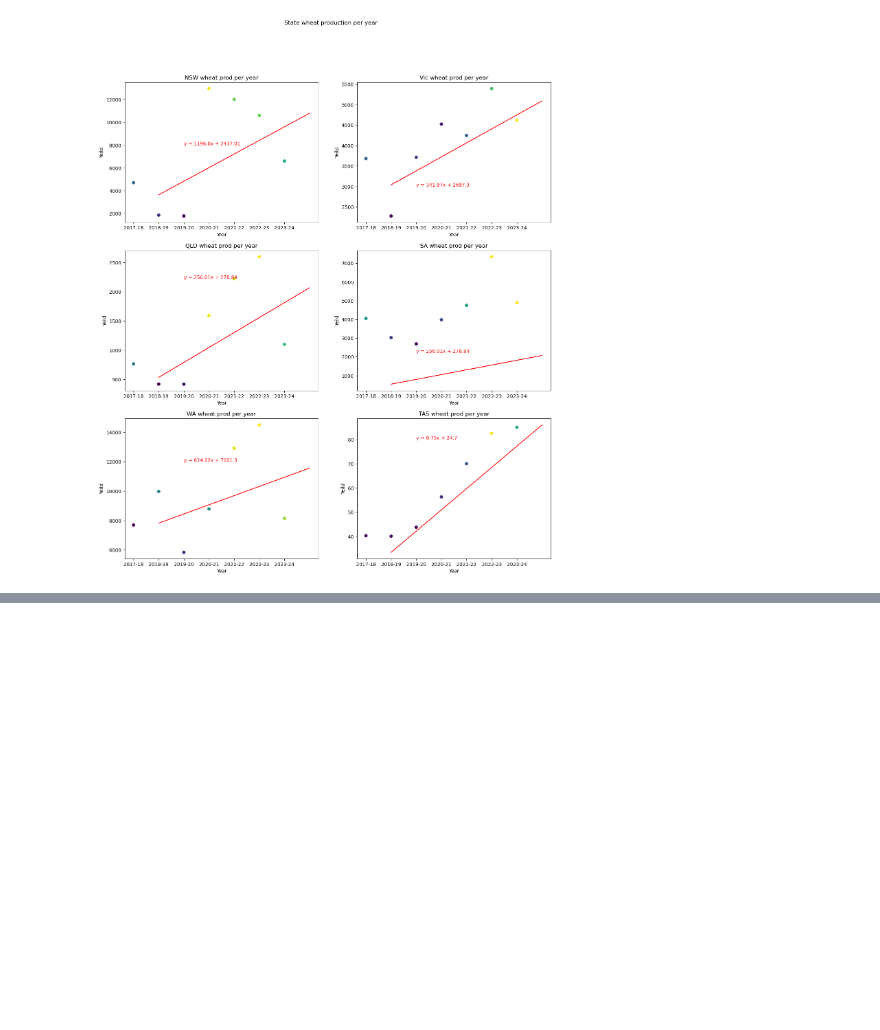
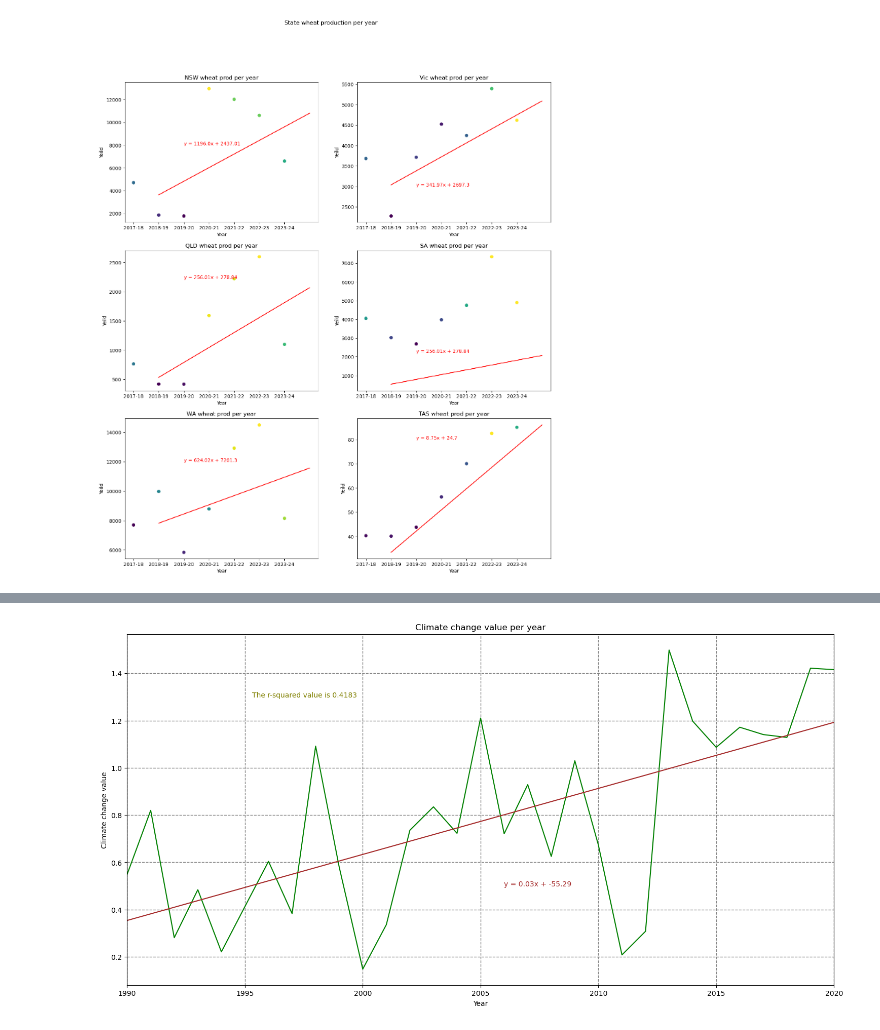
Before and after one commit to B-osborne1/project-one, a Jupyter notebook: project_main_script.ipynb, the cells around one changed output, grey strips where cells are left out. Cells and saved outputs as stored; diff of their text form; code cells hidden in the pictures; blank space fills up the shorter version.

```diff
--- a/project_main_script.ipynb
+++ b/project_main_script.ipynb
@@ -152,0 +220,12 @@ axs[2,1].plot(year_range,tas_regress,"r-")
+# %%
+climate_change_new_2017 = climate_change_2017[["2017-18","2018-19","2019-20","2020-21", "2021-22","2022-23", "2023-24"]]
+climate_change_new_2017 = climate_change_new_2017.T
+climate_change_new_2017 = climate_change_new_2017.rename(columns= {66:"Climate Change Value"})
+climate_change_new_2017
+
+climate_change_new_1990 = climate_change_1990[["1990","1991","1992","1993","1994","1995","1996","1997","1998","1999","2000",
+                                               "2001", "2002", "2003", "2004", "2005", "2006", "2007", "2008", "2009", "2010",
+                                               "2011", "2012", "2013", "2014", "2015", "2016", "2017", "2018", "2019", "2020"]]
+climate_change_new_1990 = climate_change_new_1990.T
+climate_change_new_1990 = climate_change_new_1990.rename(columns= {66:"Climate Change Value"})
+climate_change_new_1990
@@ -152,0 +250,8 @@ axs[2,1].plot(year_range,tas_regress,"r-")
+# %%
+climate_change_new_2017["Year"] = climate_change_new_2017.index
+climate_change_new_2017 = climate_change_new_2017.reset_index(drop=True)
+climate_change_new_2017.head()
+
+climate_change_new_1990["Year"] = climate_change_new_1990.index
+climate_change_new_1990 = climate_change_new_1990.reset_index(drop=True)
+climate_change_new_1990.head()
@@ -152,0 +265,24 @@ axs[2,1].plot(year_range,tas_regress,"r-")
+# %%
+x_values = np.arange(1990.0,2021.0,1.0)
+y_values = climate_change_new_1990['Climate Change Value'].to_numpy()
+climate_graph = plt.figure()
+climate_graph.set_figheight(9)
+climate_graph.set_figwidth(18)
+plt.plot(x_values, y_values, 'g-')
+plt.title('Climate change value per year')
+plt.xlabel('Year')
+plt.ylabel('Climate change value')
+plt.xlim(1990, 2020)
+plt.grid(color='grey', linestyle='--', linewidth=1)
+plt.plot(figsize=(20,20))
+
+#liner regression
+(climate_slope, climate_intercept, climate_rvalue, climate_pvalue, climate_stderr) = st.linregress(x_values, y_values)
+climate_regress = x_values * climate_slope + climate_intercept
+plt.annotate(f"y = {round(climate_slope,2)}x + {round(climate_intercept,2)}", xy=(2006,0.5), xycoords='data', color='brown')
+plt.annotate(f"The r-squared value is {round(climate_rvalue**2,4)}", xy=(1995.3,1.3), xycoords='data', color='olive', )
+plt.plot(x_values,climate_regress,"brown")
+
+plt.show()
+# %% [output]
+[figure, added]
```
Also changed, not shown: parts of 10 cells of this notebook.
